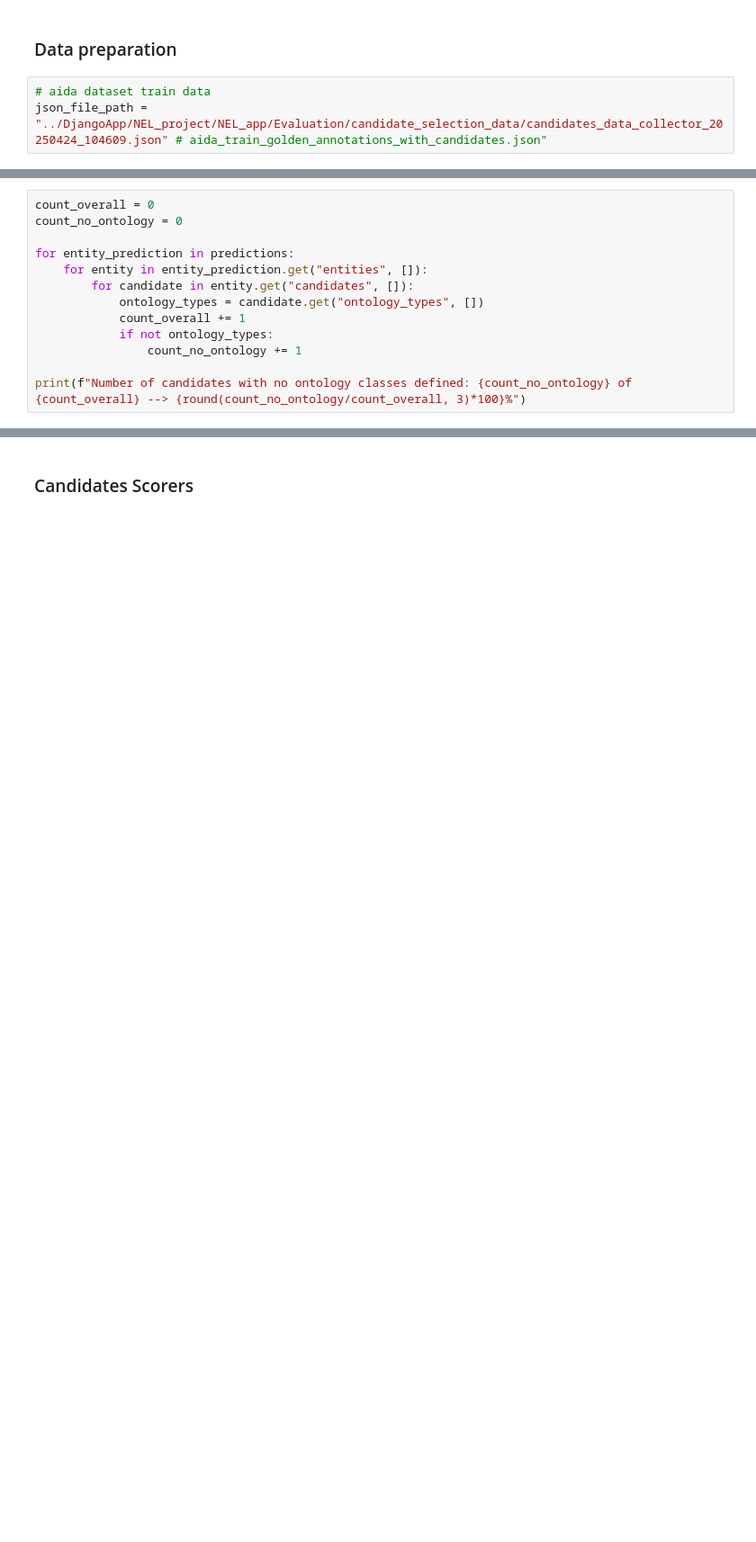
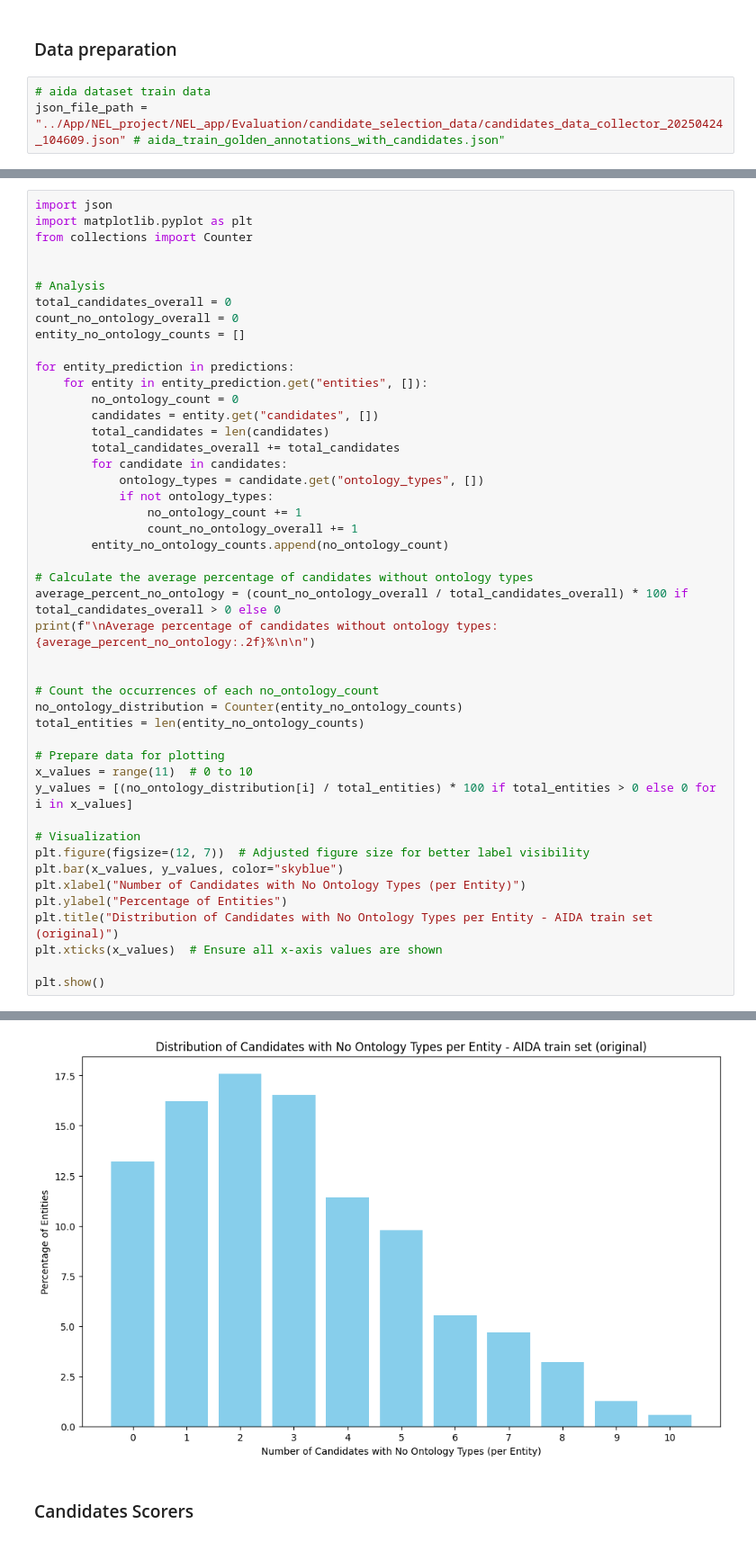
Before and after one commit to Danzigerrr/ProbNEL, a Jupyter notebook: Colab Notebooks/Candidate_Selector_new_AI_Model.ipynb, the cells around one changed output, grey strips where cells are left out. Shown at 90% size. Saved outputs shown, nothing was run; the diff lists cells and outputs as text; blank space fills up the shorter version.

```diff
--- a/Colab Notebooks/Candidate_Selector_new_AI_Model.ipynb
+++ b/Colab Notebooks/Candidate_Selector_new_AI_Model.ipynb
@@ -41,7 +25,7 @@ To enable the following instructions: AVX2 AVX_VNNI FMA, in other operations, re
 ### Data preparation
 # %%
 # aida dataset train data
-json_file_path = "../DjangoApp/NEL_project/NEL_app/Evaluation/candidate_selection_data/candidates_data_collector_20250424_104609.json" # aida_train_golden_annotations_with_candidates.json"
+json_file_path = "../App/NEL_project/NEL_app/Evaluation/candidate_selection_data/candidates_data_collector_20250424_104609.json" # aida_train_golden_annotations_with_candidates.json"
 # %%
 # Load the JSON data
 with open(json_file_path, "r", encoding="utf-8") as file:
@@ -86,14 +119,47 @@ Sample Golden Annotation:
 # %%
-count_overall = 0
-count_no_ontology = 0
+import json
+import matplotlib.pyplot as plt
+from collections import Counter
+
+
+# Analysis
+total_candidates_overall = 0
+count_no_ontology_overall = 0
+entity_no_ontology_counts = []
 
 for entity_prediction in predictions:
     for entity in entity_prediction.get("entities", []):
-        for candidate in entity.get("candidates", []):
+        no_ontology_count = 0
+        candidates = entity.get("candidates", [])
+        total_candidates = len(candidates)
+        total_candidates_overall += total_candidates
+        for candidate in candidates:
             ontology_types = candidate.get("ontology_types", [])
-            count_overall += 1
             if not ontology_types:
-                count_no_ontology += 1
+                no_ontology_count += 1
+                count_no_ontology_overall += 1
+        entity_no_ontology_counts.append(no_ontology_count)
 
-print(f"Number of candidates with no ontology classes defined: {count_no_ontology} of {count_overall} --> {round(count_no_ontology/count_overall, 3)*100}%")
+# Calculate the average percentage of candidates without ontology types
+average_percent_no_ontology = (count_no_ontology_overall / total_candidates_overall) * 100 if total_candidates_overall > 0 else 0
+print(f"\nAverage percentage of candidates without ontology types: {average_percent_no_ontology:.2f}%\n\n")
+
+
+# Count the occurrences of each no_ontology_count
+no_ontology_distribution = Counter(entity_no_ontology_counts)
+total_entities = len(entity_no_ontology_counts)
+
+# Prepare data for plotting
+x_values = range(11)  # 0 to 10
+y_values = [(no_ontology_distribution[i] / total_entities) * 100 if total_entities > 0 else 0 for i in x_values]
+
+# Visualization
+plt.figure(figsize=(12, 7))  # Adjusted figure size for better label visibility
+plt.bar(x_values, y_values, color="skyblue")
+plt.xlabel("Number of Candidates with No Ontology Types (per Entity)")
+plt.ylabel("Percentage of Entities")
+plt.title("Distribution of Candidates with No Ontology Types per Entity - AIDA train set (original)")
+plt.xticks(x_values)  # Ensure all x-axis values are shown
+
+plt.show()
 # %% [output]
@@ -101,3 +167,4 @@ Number of candidates with no ontology classes defined: 55995 of 183868 --> 30.5%
+[figure, added]
 # %% [markdown]
 ### Candidates Scorers
 # %%
```
Also changed, not shown: parts of 19 cells of this notebook, 2 other files.
